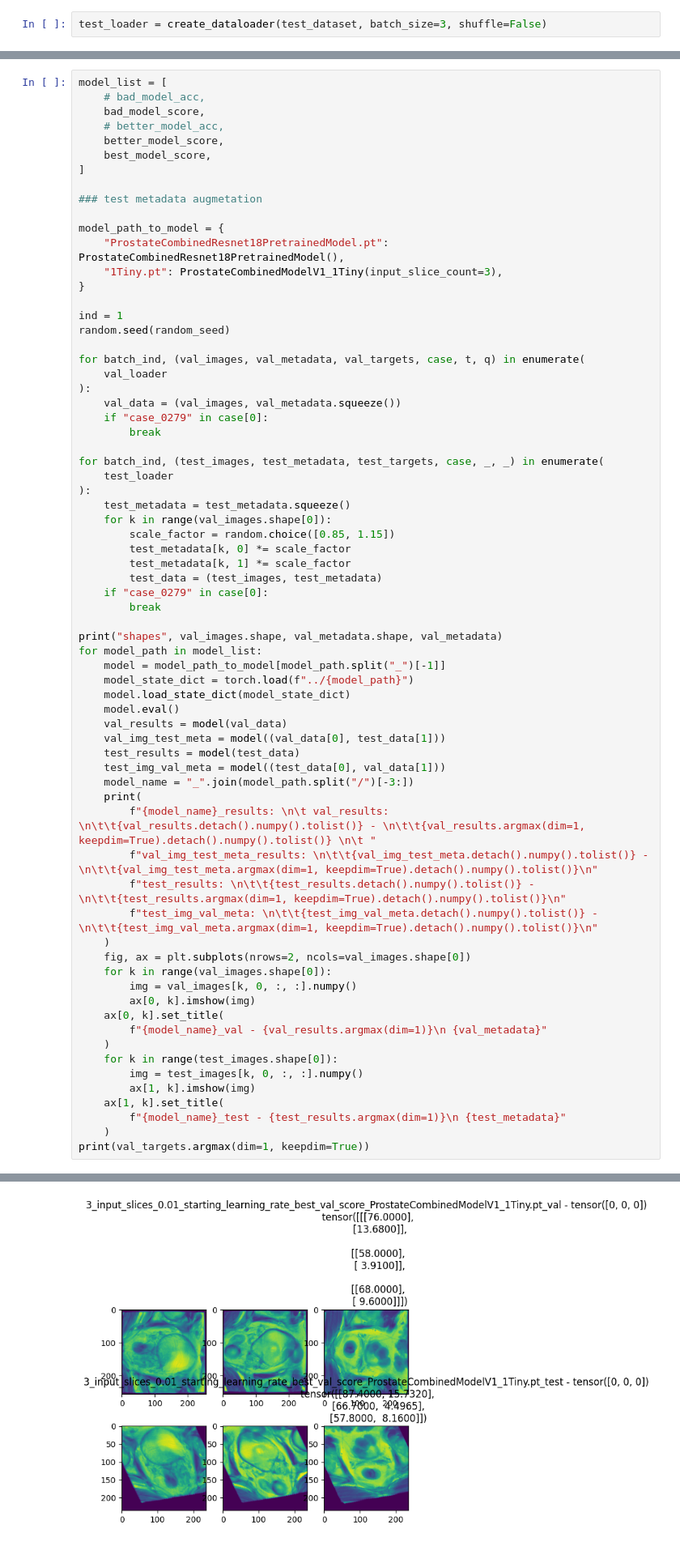
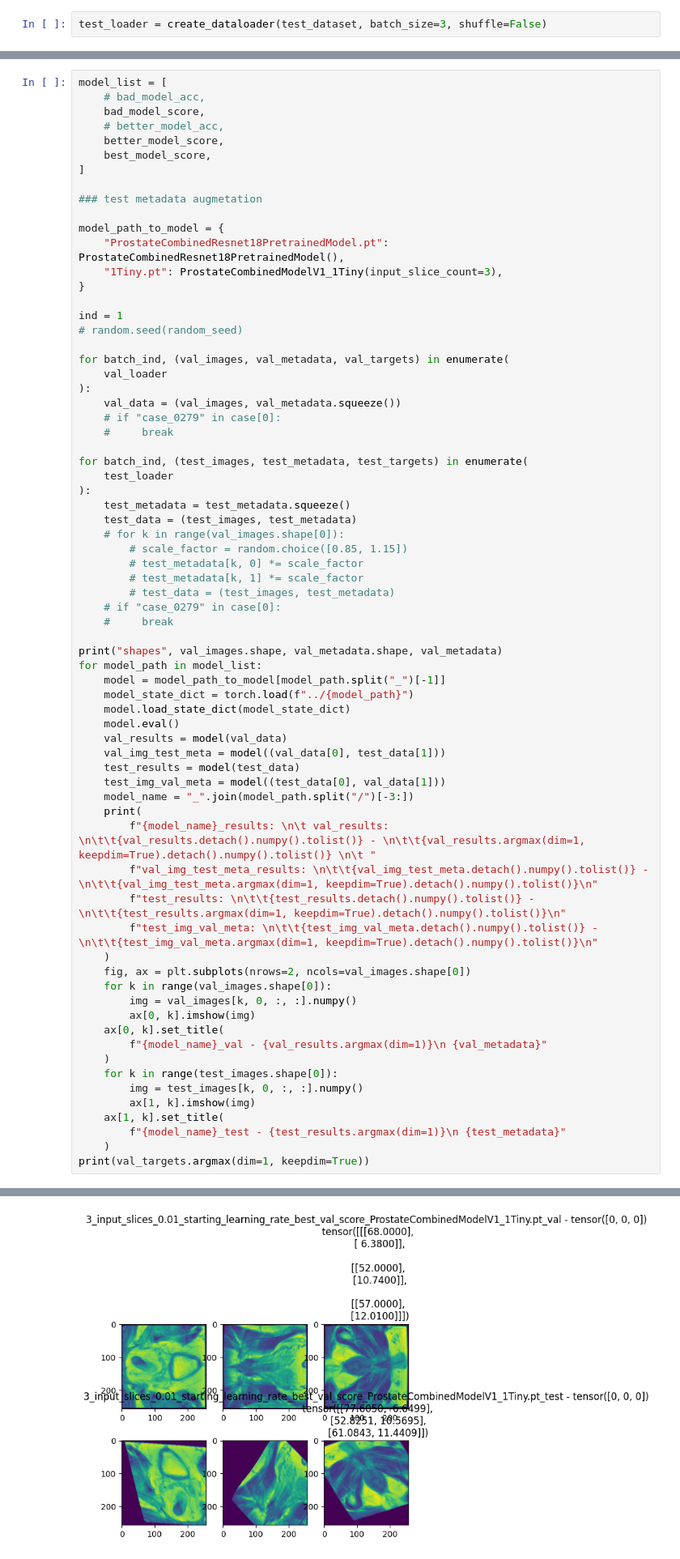
Before and after one commit to jhendriksen-jh/chaimeleon_open_challenges_rcjh, a Jupyter notebook: notebooks/evaluate_prostate_models.ipynb, the cells around one changed output, grey strips where cells are left out. Shown at 81% size. Saved outputs shown, nothing was run; the diff lists cells and outputs as text.

```diff
--- a/notebooks/evaluate_prostate_models.ipynb
+++ b/notebooks/evaluate_prostate_models.ipynb
@@ -74,26 +74,27 @@ model_path_to_model = {
 }
 
 ind = 1
-random.seed(random_seed)
+# random.seed(random_seed)
 
-for batch_ind, (val_images, val_metadata, val_targets, case, t, q) in enumerate(
+for batch_ind, (val_images, val_metadata, val_targets) in enumerate(
     val_loader
 ):
     val_data = (val_images, val_metadata.squeeze())
-    if "case_0279" in case[0]:
-        break
+    # if "case_0279" in case[0]:
+    #     break
 
-for batch_ind, (test_images, test_metadata, test_targets, case, _, _) in enumerate(
+for batch_ind, (test_images, test_metadata, test_targets) in enumerate(
     test_loader
 ):
     test_metadata = test_metadata.squeeze()
-    for k in range(val_images.shape[0]):
-        scale_factor = random.choice([0.85, 1.15])
-        test_metadata[k, 0] *= scale_factor
-        test_metadata[k, 1] *= scale_factor
-        test_data = (test_images, test_metadata)
-    if "case_0279" in case[0]:
-        break
+    test_data = (test_images, test_metadata)
+    # for k in range(val_images.shape[0]):
+        # scale_factor = random.choice([0.85, 1.15])
+        # test_metadata[k, 0] *= scale_factor
+        # test_metadata[k, 1] *= scale_factor
+        # test_data = (test_images, test_metadata)
+    # if "case_0279" in case[0]:
+    #     break
 
 print("shapes", val_images.shape, val_metadata.shape, val_metadata)
 for model_path in model_list:
@@ -145,3 +146,3 @@ tensor([[1],
         [0],
         [1]])
-[figure, old version]
+[figure, new version]
```
Also changed, not shown: parts of 3 cells of this notebook, 17 other files.
